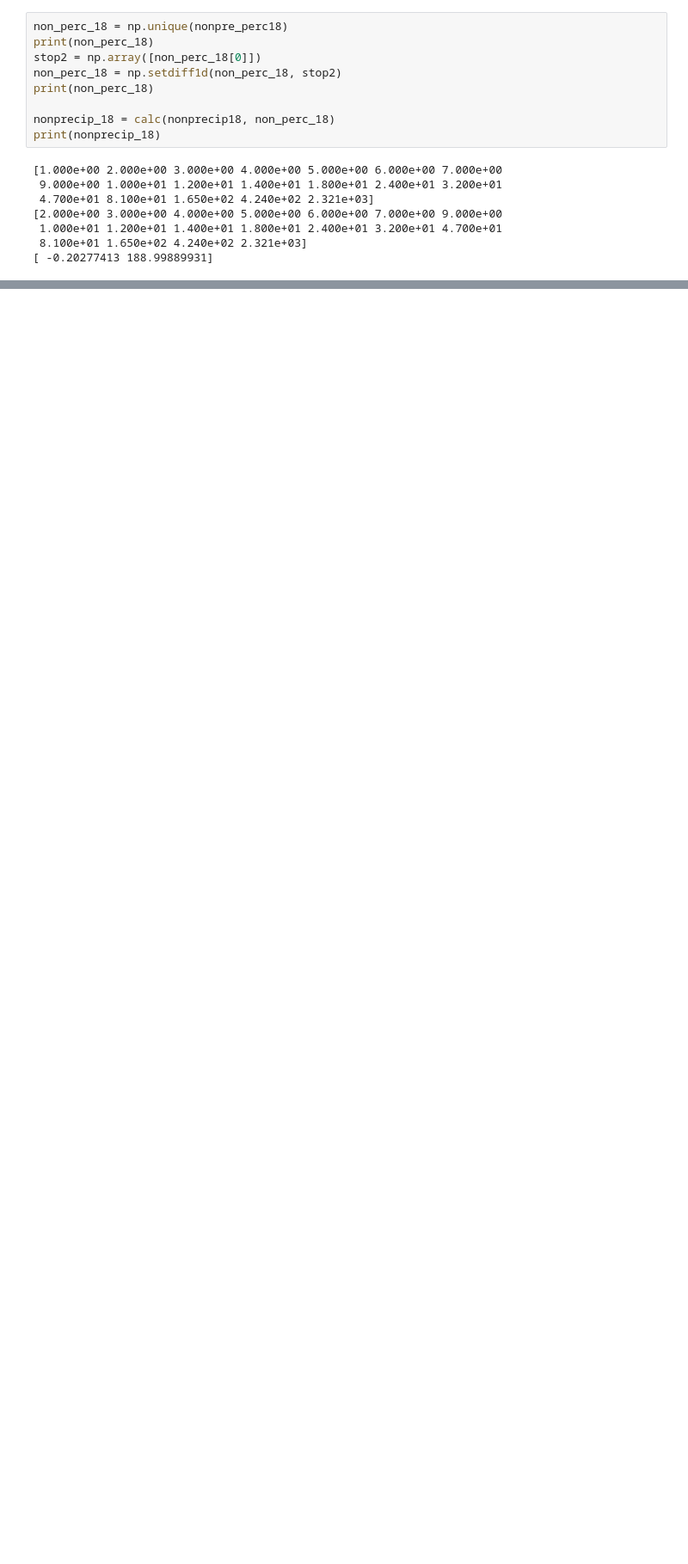
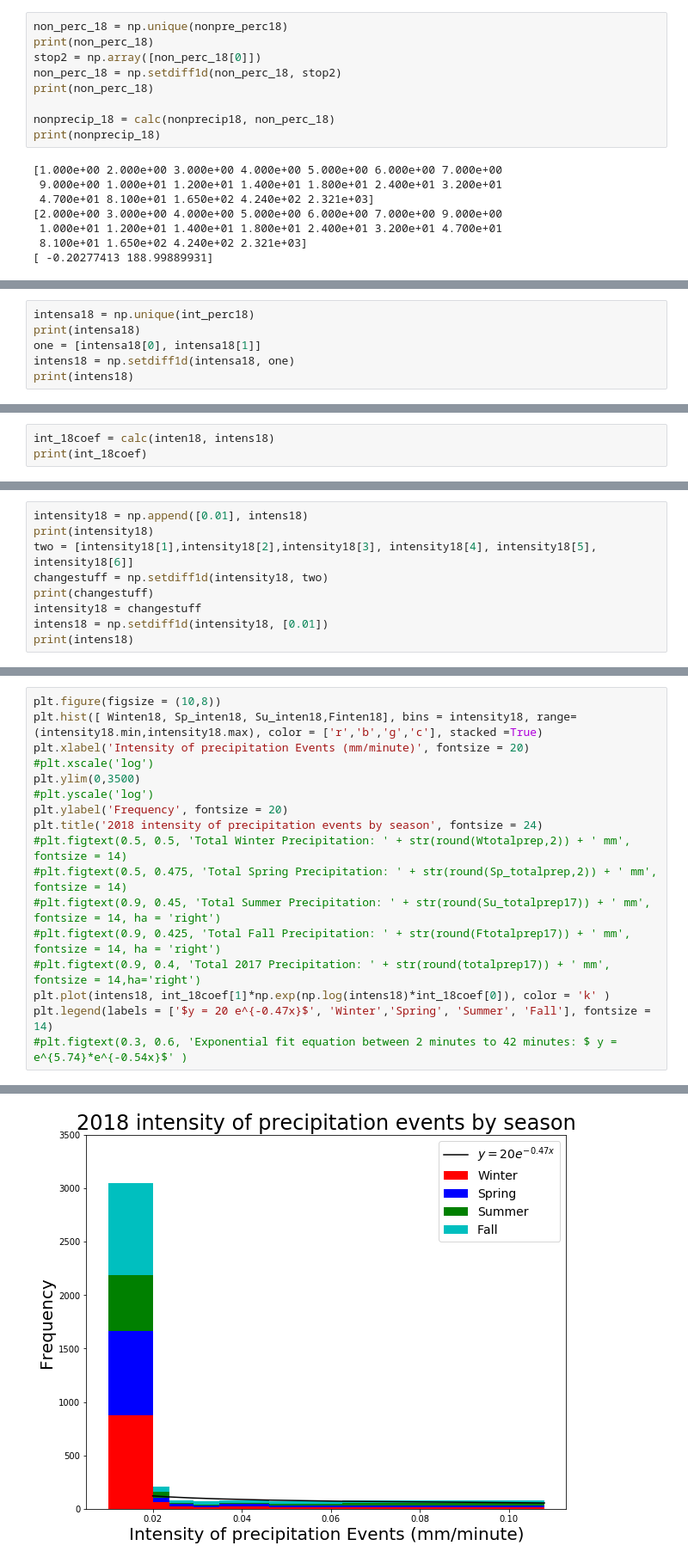
Before and after one commit to zhangt3-e/senior_thesis, a Jupyter notebook: Code/intensity_and_non_precip.ipynb, the cells around one changed output, grey strips where cells are left out. Shown: that part at 86% size. Drawn from its saved outputs; the diff is of its cells as text; blank space fills up the shorter version.

```diff
--- a/Code/intensity_and_non_precip.ipynb
+++ b/Code/intensity_and_non_precip.ipynb
@@ -264,0 +310,6 @@ plt.legend(labels = ['$y = 189 e^{-0.20x}$', 'Winter', 'Spring', 'Summer', 'Fall
+# %%
+intensa18 = np.unique(int_perc18)
+print(intensa18)
+one = [intensa18[0], intensa18[1]]
+intens18 = np.setdiff1d(intensa18, one)
+print(intens18)
@@ -264,0 +323,3 @@ plt.legend(labels = ['$y = 189 e^{-0.20x}$', 'Winter', 'Spring', 'Summer', 'Fall
+# %%
+int_18coef = calc(inten18, intens18)
+print(int_18coef)
@@ -264,0 +328,9 @@ plt.legend(labels = ['$y = 189 e^{-0.20x}$', 'Winter', 'Spring', 'Summer', 'Fall
+# %%
+intensity18 = np.append([0.01], intens18)
+print(intensity18)
+two = [intensity18[1],intensity18[2],intensity18[3], intensity18[4], intensity18[5], intensity18[6]]
+changestuff = np.setdiff1d(intensity18, two)
+print(changestuff)
+intensity18 = changestuff
+intens18 = np.setdiff1d(intensity18, [0.01])
+print(intens18)
@@ -264,0 +345,18 @@ plt.legend(labels = ['$y = 189 e^{-0.20x}$', 'Winter', 'Spring', 'Summer', 'Fall
+# %%
+plt.figure(figsize = (10,8))
+plt.hist([ Winten18, Sp_inten18, Su_inten18,Finten18], bins = intensity18, range= (intensity18.min,intensity18.max), color = ['r','b','g','c'], stacked =True)
+plt.xlabel('Intensity of precipitation Events (mm/minute)', fontsize = 20)
+#plt.xscale('log')
+plt.ylim(0,3500)
+#plt.yscale('log')
+plt.ylabel('Frequency', fontsize = 20)
+plt.title('2018 intensity of precipitation events by season', fontsize = 24)
+#plt.figtext(0.5, 0.5, 'Total Winter Precipitation: ' + str(round(Wtotalprep,2)) + ' mm', fontsize = 14)
+#plt.figtext(0.5, 0.475, 'Total Spring Precipitation: ' + str(round(Sp_totalprep,2)) + ' mm', fontsize = 14)
+#plt.figtext(0.9, 0.45, 'Total Summer Precipitation: ' + str(round(Su_totalprep17)) + ' mm', fontsize = 14, ha = 'right')
+#plt.figtext(0.9, 0.425, 'Total Fall Precipitation: ' + str(round(Ftotalprep17)) + ' mm', fontsize = 14, ha = 'right')
+#plt.figtext(0.9, 0.4, 'Total 2017 Precipitation: ' + str(round(totalprep17)) + ' mm', fontsize = 14,ha='right')
+plt.plot(intens18, int_18coef[1]*np.exp(np.log(intens18)*int_18coef[0]), color = 'k' )
+plt.legend(labels = ['$y = 20 e^{-0.47x}$', 'Winter','Spring', 'Summer', 'Fall'], fontsize = 14)
+#plt.figtext(0.3, 0.6, 'Exponential fit equation between 2 minutes to 42 minutes: $ y = e^{5.74}*e^{-0.54x}$' )
+# %% [output]
@@ -264,0 +364 @@ plt.legend(labels = ['$y = 189 e^{-0.20x}$', 'Winter', 'Spring', 'Summer', 'Fall
+[figure, added]
```
Also changed, not shown: parts of 26 cells of this notebook.
